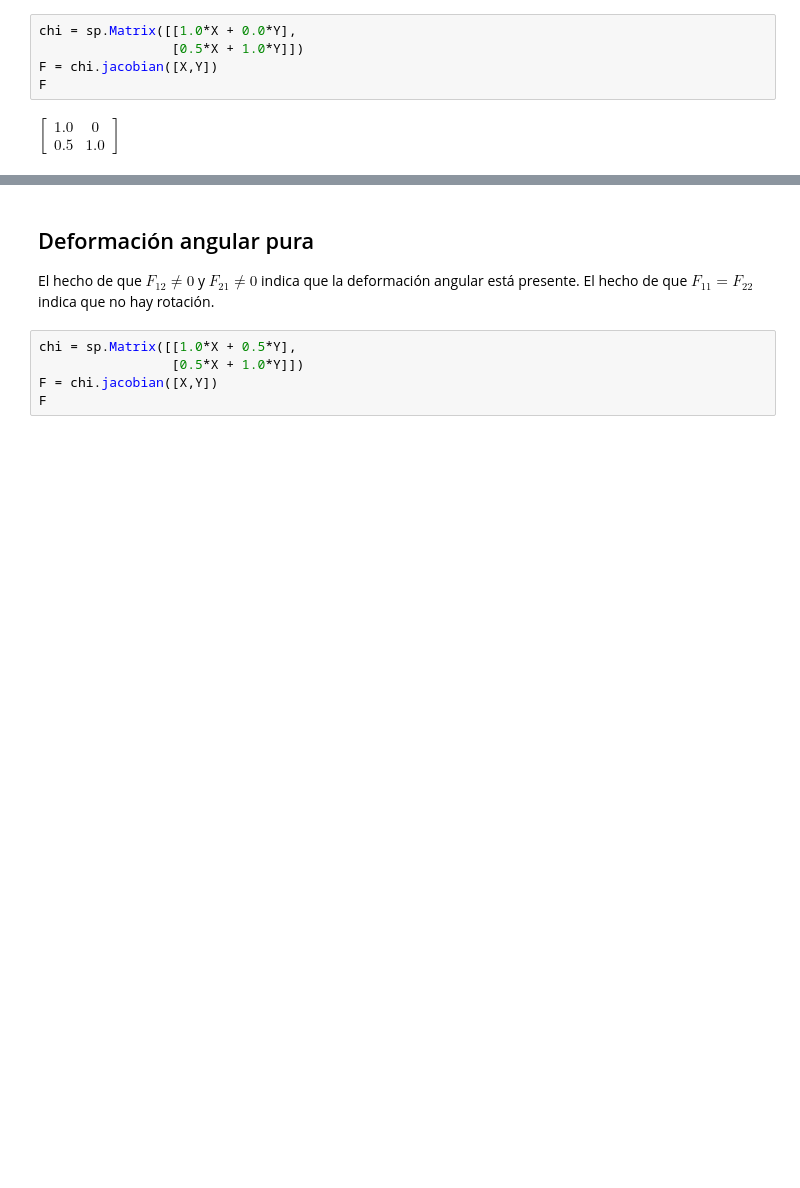
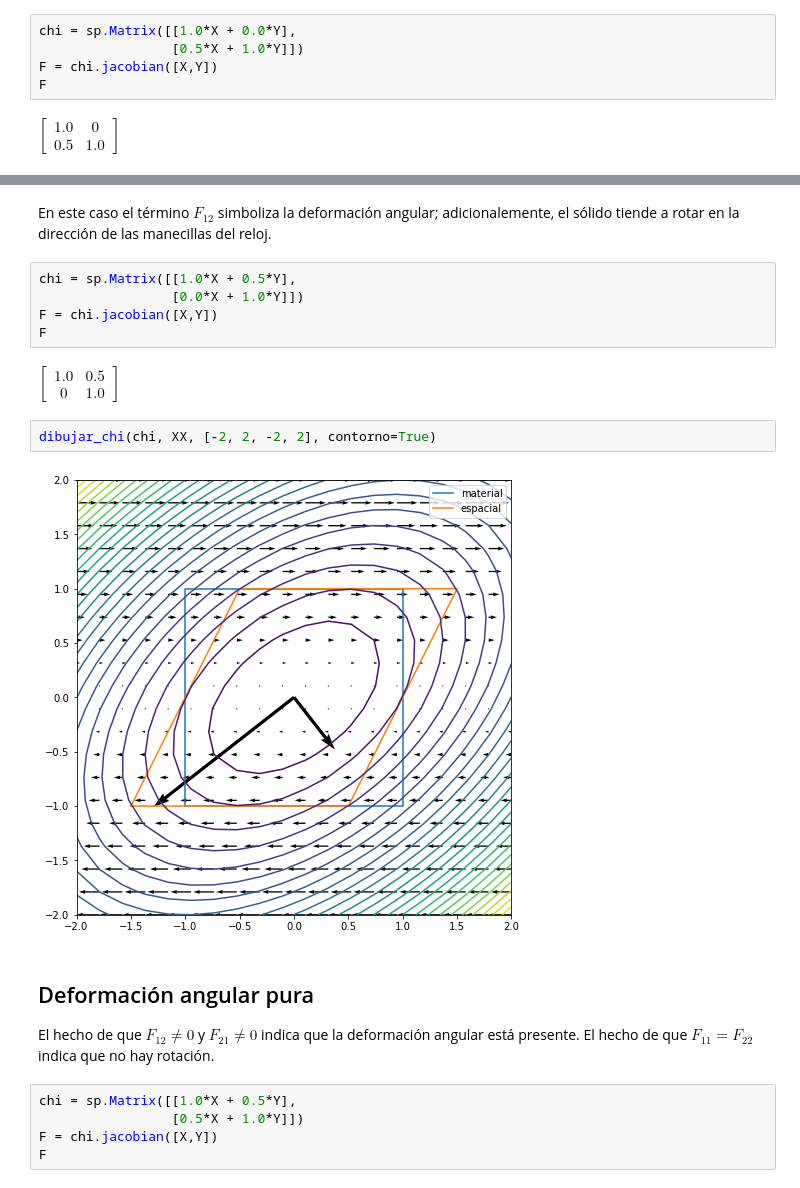
Before and after one commit to diegoandresalvarez/tensorial, a Jupyter notebook: codigo/Gradiente de deformación F.ipynb, the cells around one changed output, grey strips where cells are left out. Cells and saved outputs as stored; diff of their text form; blank space fills up the shorter version.

Commit message:
Actualizando Descomposición polar y gradiente de deformación

```diff
--- a/codigo/Gradiente de deformación F.ipynb
+++ b/codigo/Gradiente de deformación F.ipynb
@@ -222,3 +248,16 @@ dibujar_chi(chi, XX, [-2, 2, -2, 2], contorno=True)
+# %% [markdown]
+En este caso el término $F_{12}$ simboliza la deformación angular; adicionalemente, el sólido tiende a rotar en la dirección de las manecillas del reloj.
+# %%
+chi = sp.Matrix([[1.0*X + 0.5*Y],
+                 [0.0*X + 1.0*Y]])
+F = chi.jacobian([X,Y])
+F
+# %% [output]
+$\displaystyle \left[\begin{matrix}1.0 & 0.5\\0 & 1.0\end{matrix}\right]$
+# %%
+dibujar_chi(chi, XX, [-2, 2, -2, 2], contorno=True)
+# %% [output]
+[figure, added]
 # %% [markdown]
 ## Deformación angular pura
 
```
Also changed, not shown: parts of 18 cells of this notebook, 1 other file.
